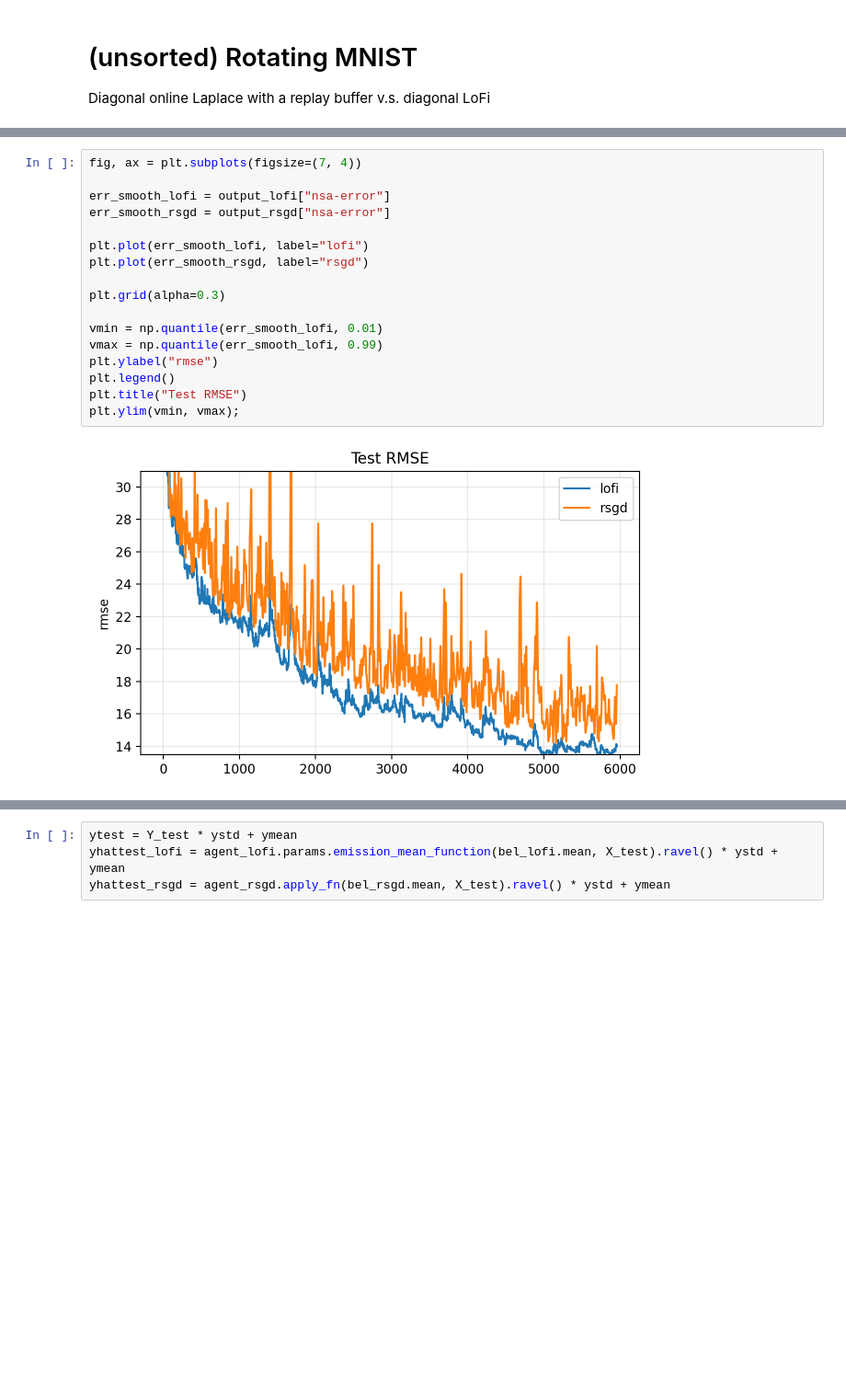
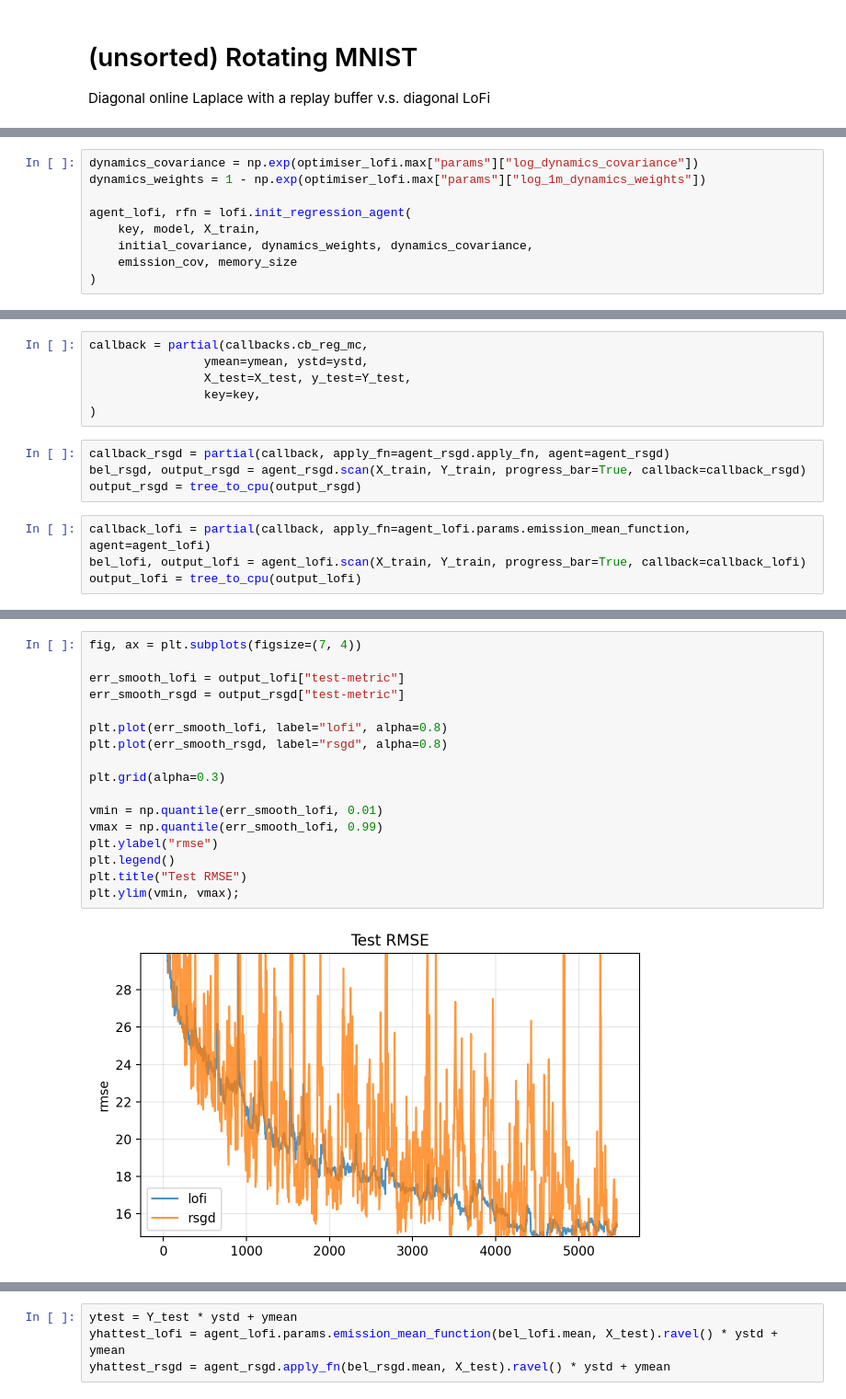
Before and after one commit to probml/rebayes, a Jupyter notebook: demos/collas/regression/rotating-mnist-unsorted.ipynb, the cells around one changed output, grey strips where cells are left out. Shown at 92% size. Saved outputs shown, nothing was run; the diff lists cells and outputs as text; blank space fills up the shorter version.

```diff
--- a/demos/collas/regression/rotating-mnist-unsorted.ipynb
+++ b/demos/collas/regression/rotating-mnist-unsorted.ipynb
@@ -12,0 +58,9 @@ kernel = np.ones(ksize) / ksize
+# %%
+dynamics_covariance = np.exp(optimiser_lofi.max["params"]["log_dynamics_covariance"])
+dynamics_weights = 1 - np.exp(optimiser_lofi.max["params"]["log_1m_dynamics_weights"])
+
+agent_lofi, rfn = lofi.init_regression_agent(
+    key, model, X_train,
+    initial_covariance, dynamics_weights, dynamics_covariance,
+    emission_cov, memory_size
+)
@@ -12,0 +69,14 @@ kernel = np.ones(ksize) / ksize
+# %%
+callback = partial(callbacks.cb_reg_mc,
+                ymean=ymean, ystd=ystd,
+                X_test=X_test, y_test=Y_test,
+                key=key,
+)
+# %%
+callback_rsgd = partial(callback, apply_fn=agent_rsgd.apply_fn, agent=agent_rsgd)
+bel_rsgd, output_rsgd = agent_rsgd.scan(X_train, Y_train, progress_bar=True, callback=callback_rsgd)
+output_rsgd = tree_to_cpu(output_rsgd)
+# %%
+callback_lofi = partial(callback, apply_fn=agent_lofi.params.emission_mean_function, agent=agent_lofi)
+bel_lofi, output_lofi = agent_lofi.scan(X_train, Y_train, progress_bar=True, callback=callback_lofi)
+output_lofi = tree_to_cpu(output_lofi)
@@ -55,22 +127,22 @@ Text(0.5, 1.0, 'step-ahead RMSE (smooth k100)')
 # %%
 fig, ax = plt.subplots(figsize=(7, 4))
 
-err_smooth_lofi = output_lofi["nsa-error"]
-err_smooth_rsgd = output_rsgd["nsa-error"]
+err_smooth_lofi = output_lofi["test-metric"]
+err_smooth_rsgd = output_rsgd["test-metric"]
 
-plt.plot(err_smooth_lofi, label="lofi")
-plt.plot(err_smooth_rsgd, label="rsgd")
+plt.plot(err_smooth_lofi, label="lofi", alpha=0.8)
+plt.plot(err_smooth_rsgd, label="rsgd", alpha=0.8)
 
 plt.grid(alpha=0.3)
 
 vmin = np.quantile(err_smooth_lofi, 0.01)
 vmax = np.quantile(err_smooth_lofi, 0.99)
 plt.ylabel("rmse")
 plt.legend()
 plt.title("Test RMSE")
 plt.ylim(vmin, vmax);
 # %% [output]
-[figure, old version]
+[figure, new version]
 # %%
 fig, ax = plt.subplots(figsize=(7, 4))
 plt.plot(err_smooth_rsgd - err_smooth_lofi, c="tab:gray")
```
Also changed, not shown: parts of 18 cells of this notebook.
